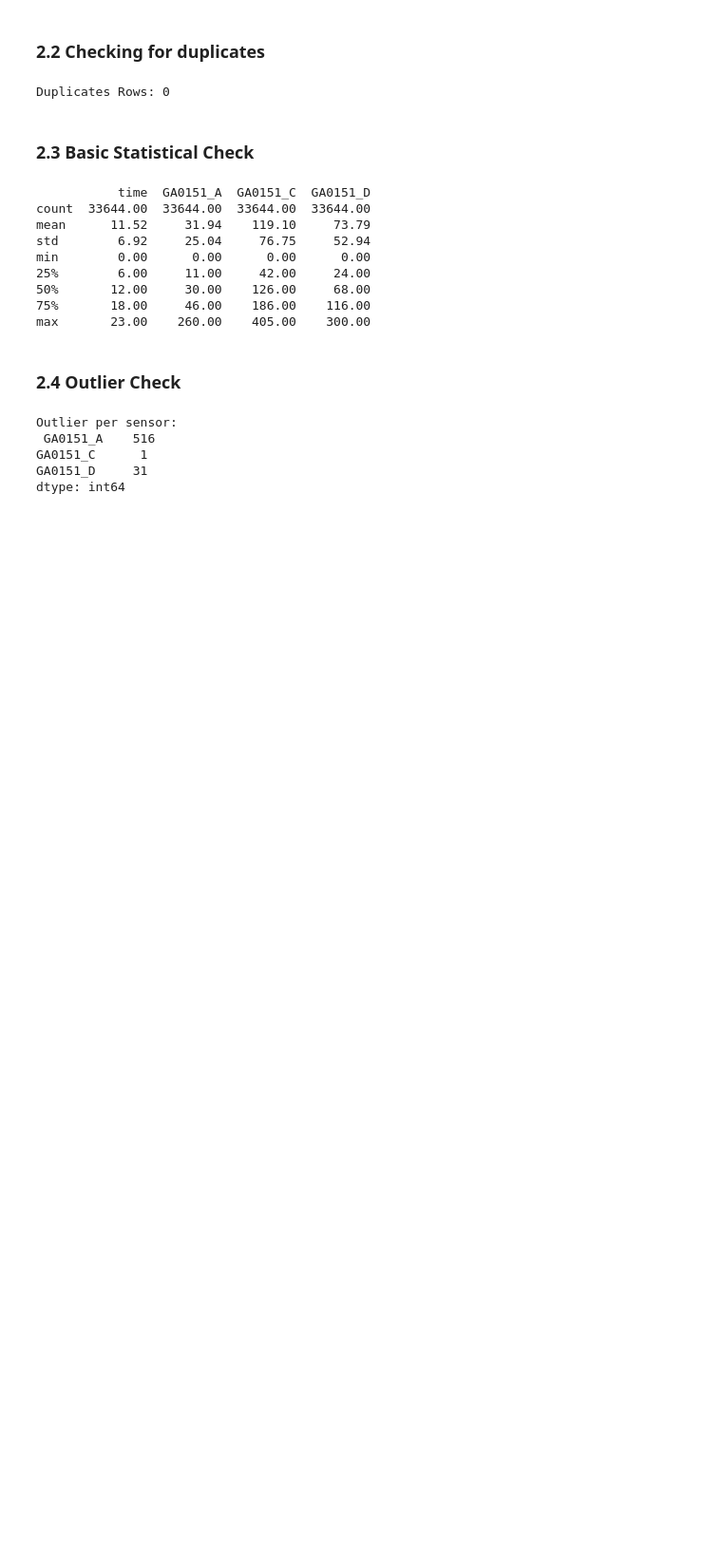
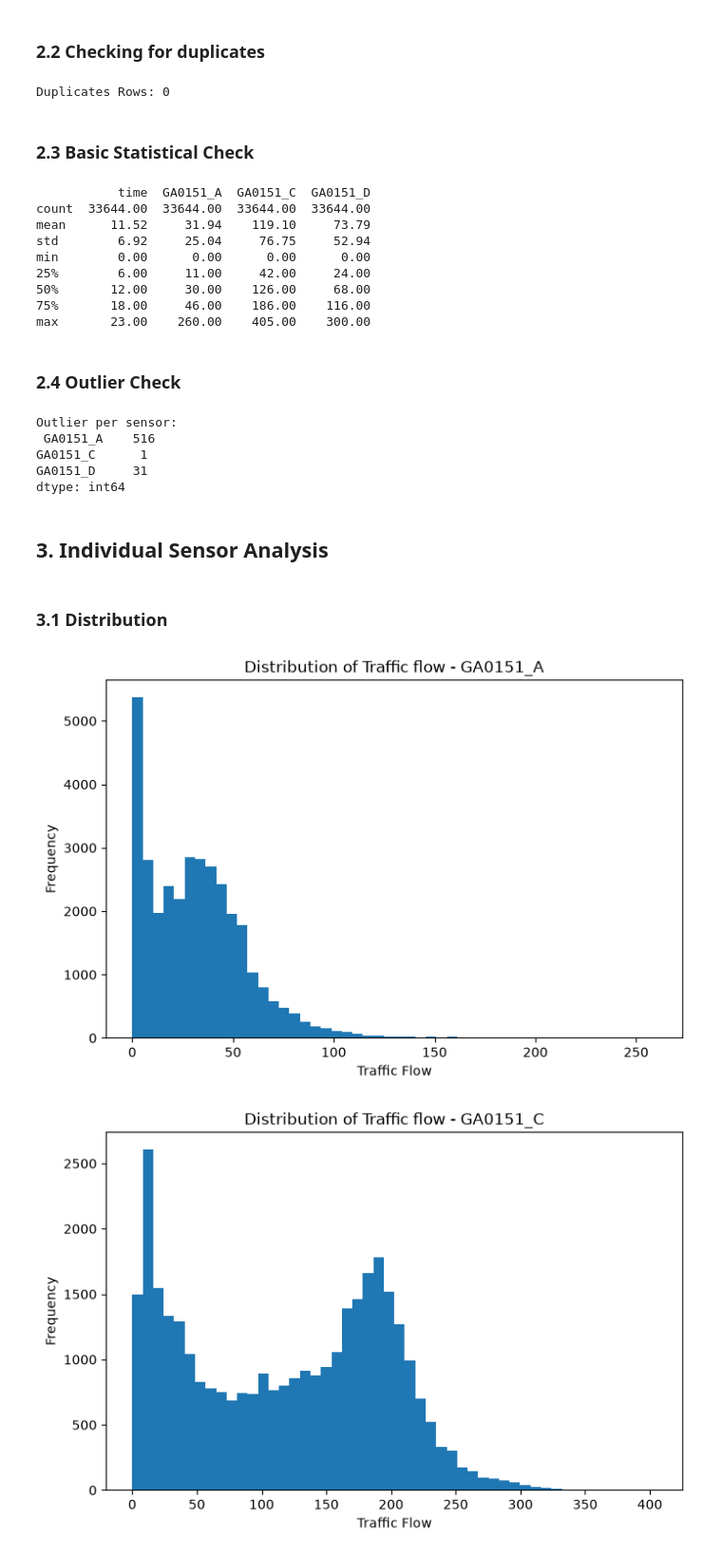
Before and after one commit to PranavPhatak/Urban-Traffic-Flow-Prediction, a Jupyter notebook: notebooks/01_data_exploration.ipynb, the cells around one changed output. Shown at 95% size. Cells and saved outputs as stored; diff of their text form; code cells hidden in the pictures; blank space fills up the shorter version.

```diff
--- a/notebooks/01_data_exploration.ipynb
+++ b/notebooks/01_data_exploration.ipynb
@@ -75,3 +79,19 @@ Outlier per sensor:
 GA0151_C      1
 GA0151_D     31
 dtype: int64
+# %% [markdown]
+## 3. Individual Sensor Analysis
+# %% [markdown]
+### 3.1 Distribution
+# %%
+sensors = ['GA0151_A', 'GA0151_C', 'GA0151_D']
+for sensor in sensors:
+    plt.figure(figsize=(8, 5))
+    plt.hist(df[sensor], bins=50)
+    plt.title(f"Distribution of Traffic flow - {sensor}")
+    plt.xlabel("Traffic Flow")
+    plt.ylabel("Frequency")
+    plt.show()
+# %% [output]
+[figure, added]
+[figure, added]
```
Also changed, not shown: parts of 11 cells of this notebook.
